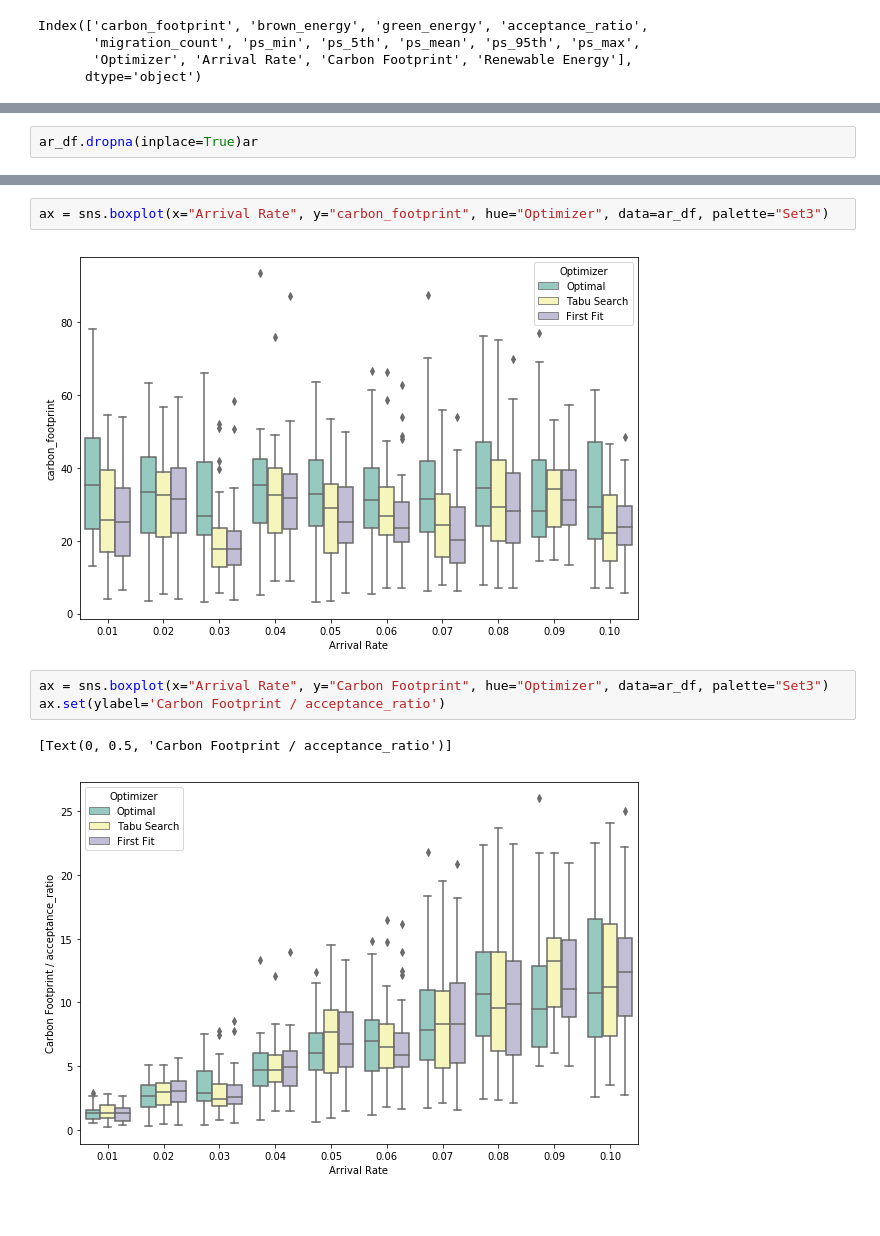
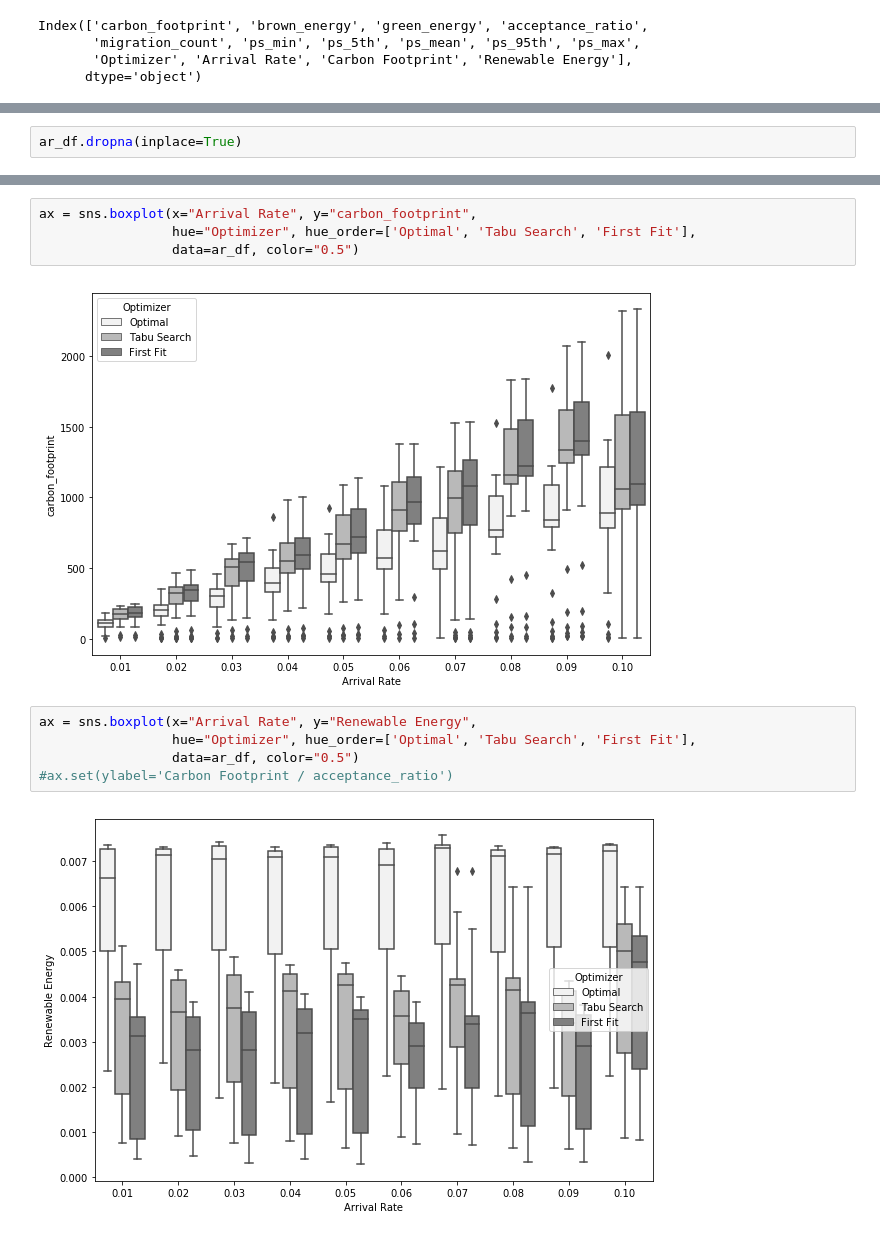
Before and after one commit to mfbari/esso, a Jupyter notebook: plots/plot_something_against_arrival_rate.ipynb, the cells around one changed output, grey strips where cells are left out. Drawn from its saved outputs; the diff is of its cells as text; blank space fills up the shorter version.

Commit message:
first working version of this notebook

```diff
--- a/plots/plot_something_against_arrival_rate.ipynb
+++ b/plots/plot_something_against_arrival_rate.ipynb
@@ -85,7 +85,7 @@ Renewable Energy    864 non-null float64
 dtypes: float64(11), int64(1), object(2)
 memory usage: 108.6+ KB
 # %%
-ar_df.dropna(inplace=True)ar
+ar_df.dropna(inplace=True)
 # %%
 ar_df.info()
 # %% [output]
@@ -115,10 +115,13 @@ ax = sns.boxplot(x="Arrival Rate", y="acceptance_ratio", hue="Optimizer", data=a
 # %%
-ax = sns.boxplot(x="Arrival Rate", y="carbon_footprint", hue="Optimizer", data=ar_df, palette="Set3")
+ax = sns.boxplot(x="Arrival Rate", y="carbon_footprint",
+                 hue="Optimizer", hue_order=['Optimal', 'Tabu Search', 'First Fit'],
+                 data=ar_df, color="0.5")
 # %% [output]
-[figure, old version]
+[figure, new version]
 # %%
-ax = sns.boxplot(x="Arrival Rate", y="Carbon Footprint", hue="Optimizer", data=ar_df, palette="Set3")
-ax.set(ylabel='Carbon Footprint / acceptance_ratio')
+ax = sns.boxplot(x="Arrival Rate", y="Renewable Energy",
+                 hue="Optimizer", hue_order=['Optimal', 'Tabu Search', 'First Fit'],
+                 data=ar_df, color="0.5")
+#ax.set(ylabel='Carbon Footprint / acceptance_ratio')
 # %% [output]
-[Text(0, 0.5, 'Carbon Footprint / acceptance_ratio')]
-[figure, old version]
+[figure, new version]
```
Also changed, not shown: parts of 6 cells of this notebook.
